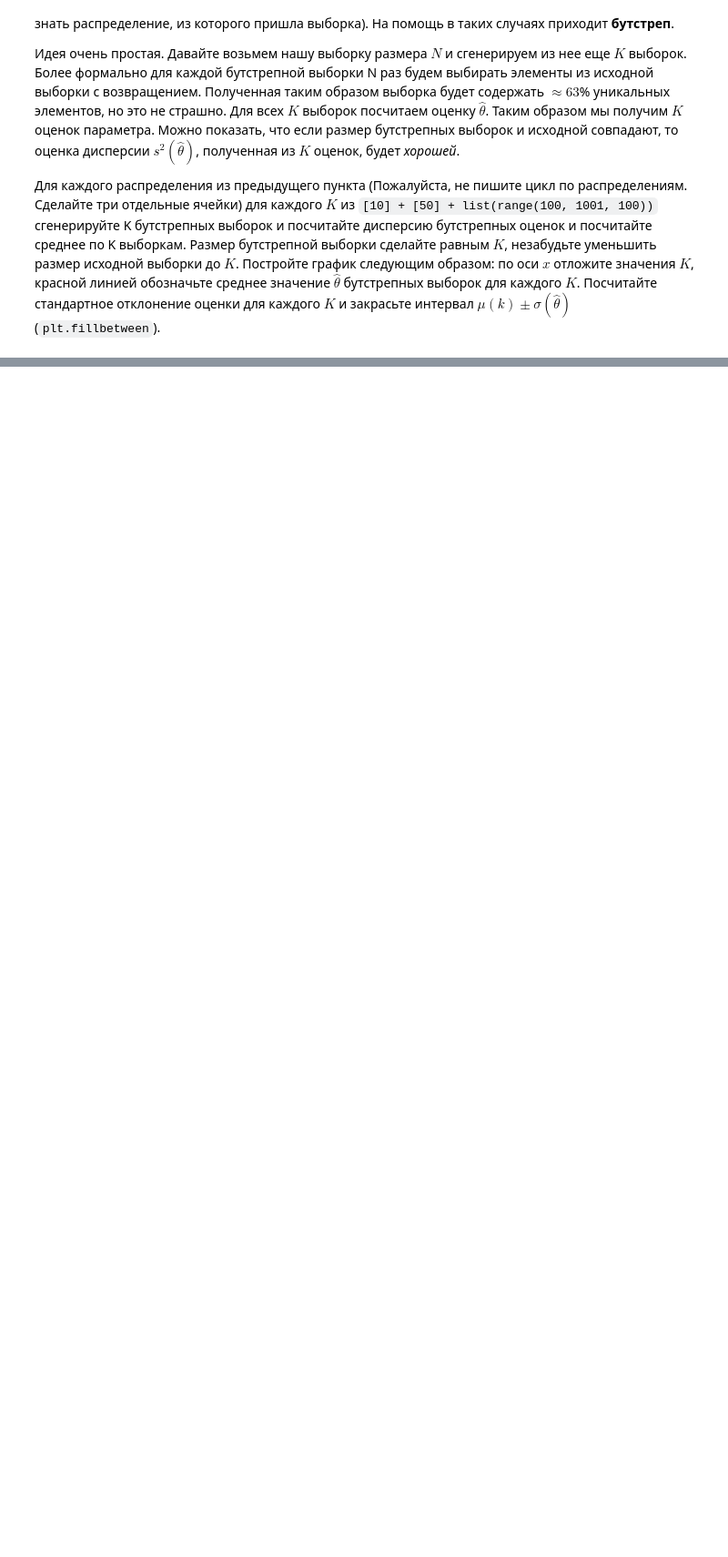
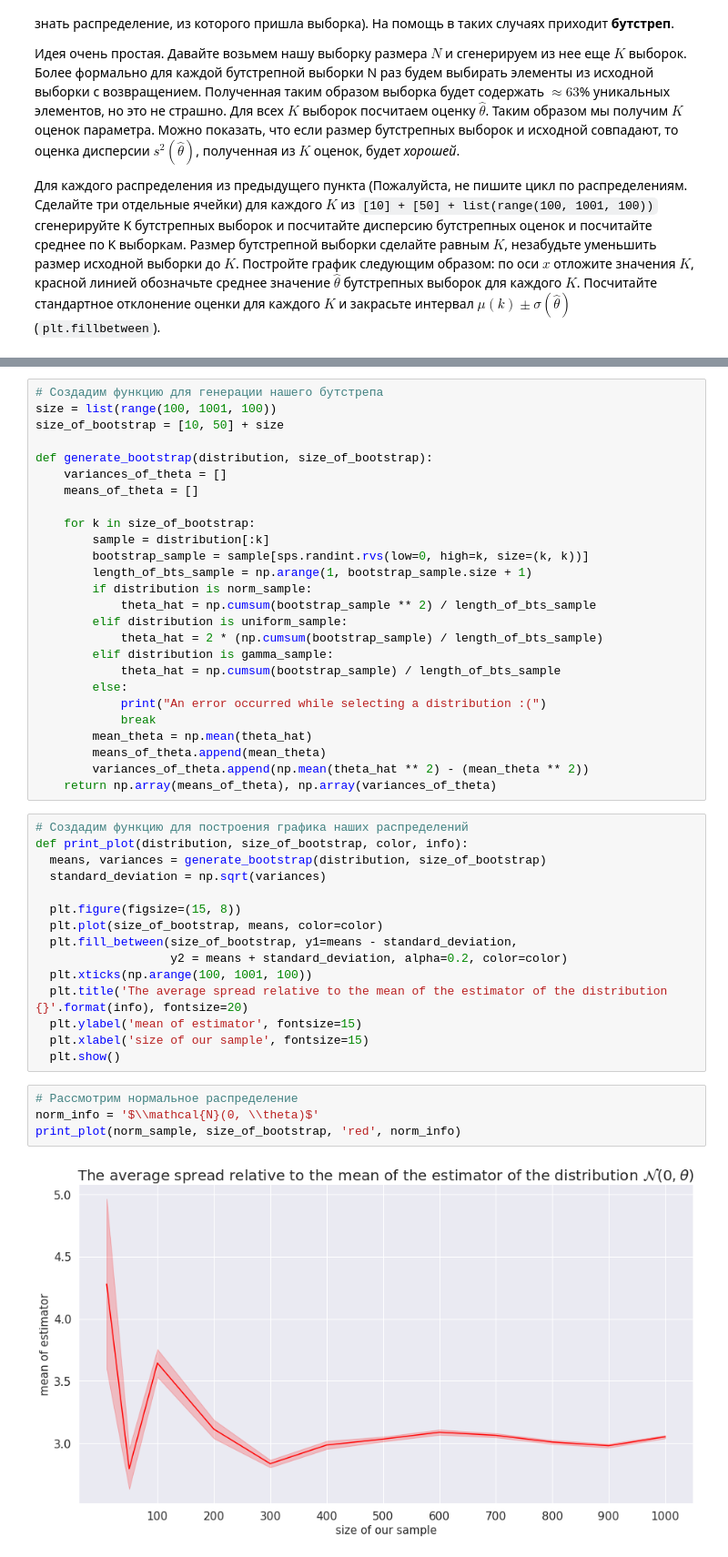
Before and after one commit to ashot-gimishyan/MathStat-Practise, a Jupyter notebook: hw_2.ipynb, the cells around one changed output, grey strips where cells are left out. Shown at 91% size. Cells and saved outputs as stored; diff of their text form; blank space fills up the shorter version.

```diff
--- a/hw_2.ipynb
+++ b/hw_2.ipynb
@@ -220,0 +250,47 @@ print(estimation)
+# %%
+# Создадим функцию для генерации нашего бутстрепа
+size = list(range(100, 1001, 100))
+size_of_bootstrap = [10, 50] + size
+
+def generate_bootstrap(distribution, size_of_bootstrap):
+    variances_of_theta = []
+    means_of_theta = []
+
+    for k in size_of_bootstrap:
+        sample = distribution[:k]
+        bootstrap_sample = sample[sps.randint.rvs(low=0, high=k, size=(k, k))]
+        length_of_bts_sample = np.arange(1, bootstrap_sample.size + 1)
+        if distribution is norm_sample:
+            theta_hat = np.cumsum(bootstrap_sample ** 2) / length_of_bts_sample
+        elif distribution is uniform_sample:
+            theta_hat = 2 * (np.cumsum(bootstrap_sample) / length_of_bts_sample)
+        elif distribution is gamma_sample:
+            theta_hat = np.cumsum(bootstrap_sample) / length_of_bts_sample
+        else:
+            print("An error occurred while selecting a distribution :(")
+            break
+        mean_theta = np.mean(theta_hat)
+        means_of_theta.append(mean_theta)
+        variances_of_theta.append(np.mean(theta_hat ** 2) - (mean_theta ** 2))
+    return np.array(means_of_theta), np.array(variances_of_theta)
+# %%
+# Создадим функцию для построения графика наших распределений
+def print_plot(distribution, size_of_bootstrap, color, info):
+  means, variances = generate_bootstrap(distribution, size_of_bootstrap)
+  standard_deviation = np.sqrt(variances)
+
+  plt.figure(figsize=(15, 8))
+  plt.plot(size_of_bootstrap, means, color=color)
+  plt.fill_between(size_of_bootstrap, y1=means - standard_deviation,
+                   y2 = means + standard_deviation, alpha=0.2, color=color)
+  plt.xticks(np.arange(100, 1001, 100))
+  plt.title('The average spread relative to the mean of the estimator of the distribution {}'.format(info), fontsize=20)
+  plt.ylabel('mean of estimator', fontsize=15)
+  plt.xlabel('size of our sample', fontsize=15)
+  plt.show()
+# %%
+# Рассмотрим нормальное распределение
+norm_info = '$\\mathcal{N}(0, \\theta)$'
+print_plot(norm_sample, size_of_bootstrap, 'red', norm_info)
+# %% [output]
+[figure, added]
```
Also changed, not shown: parts of 15 cells of this notebook, 2 other files.
